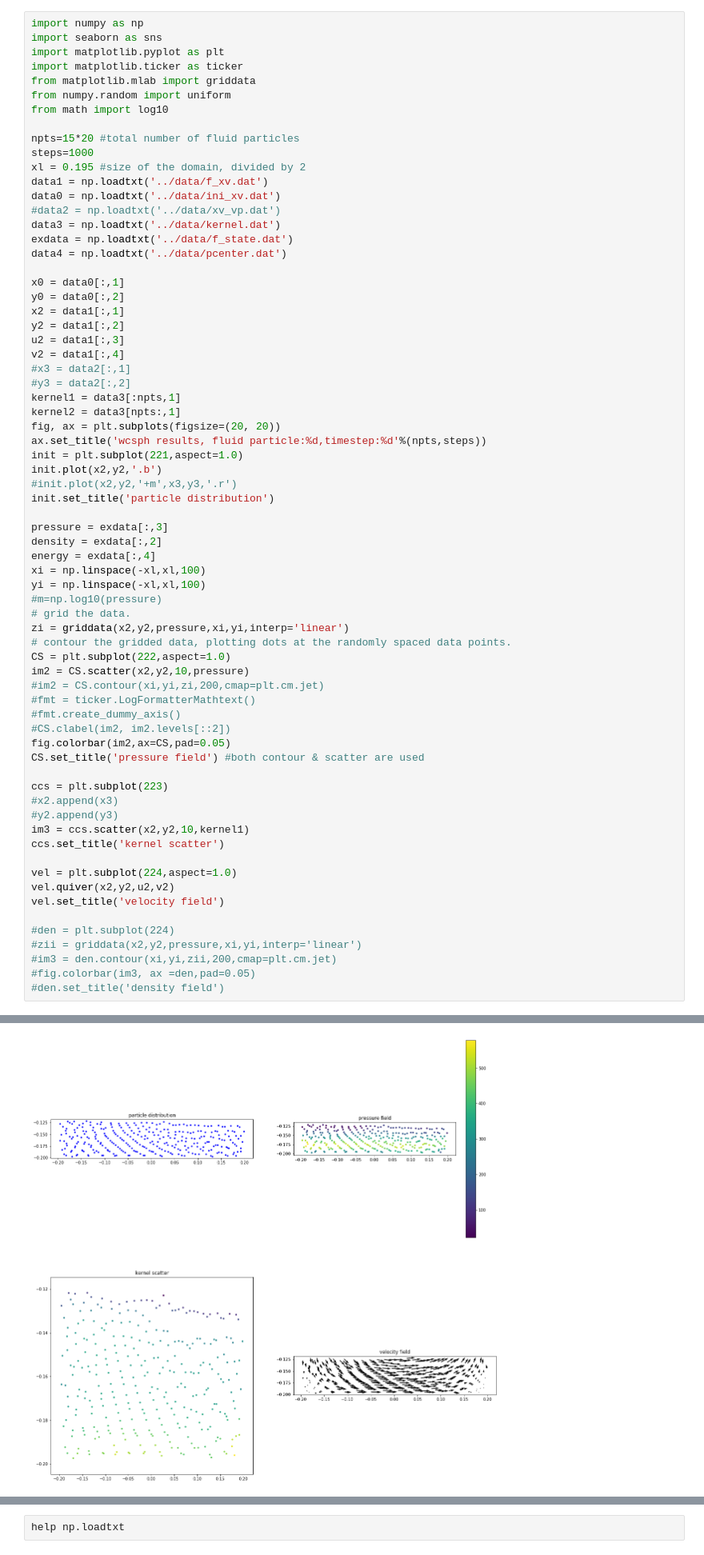
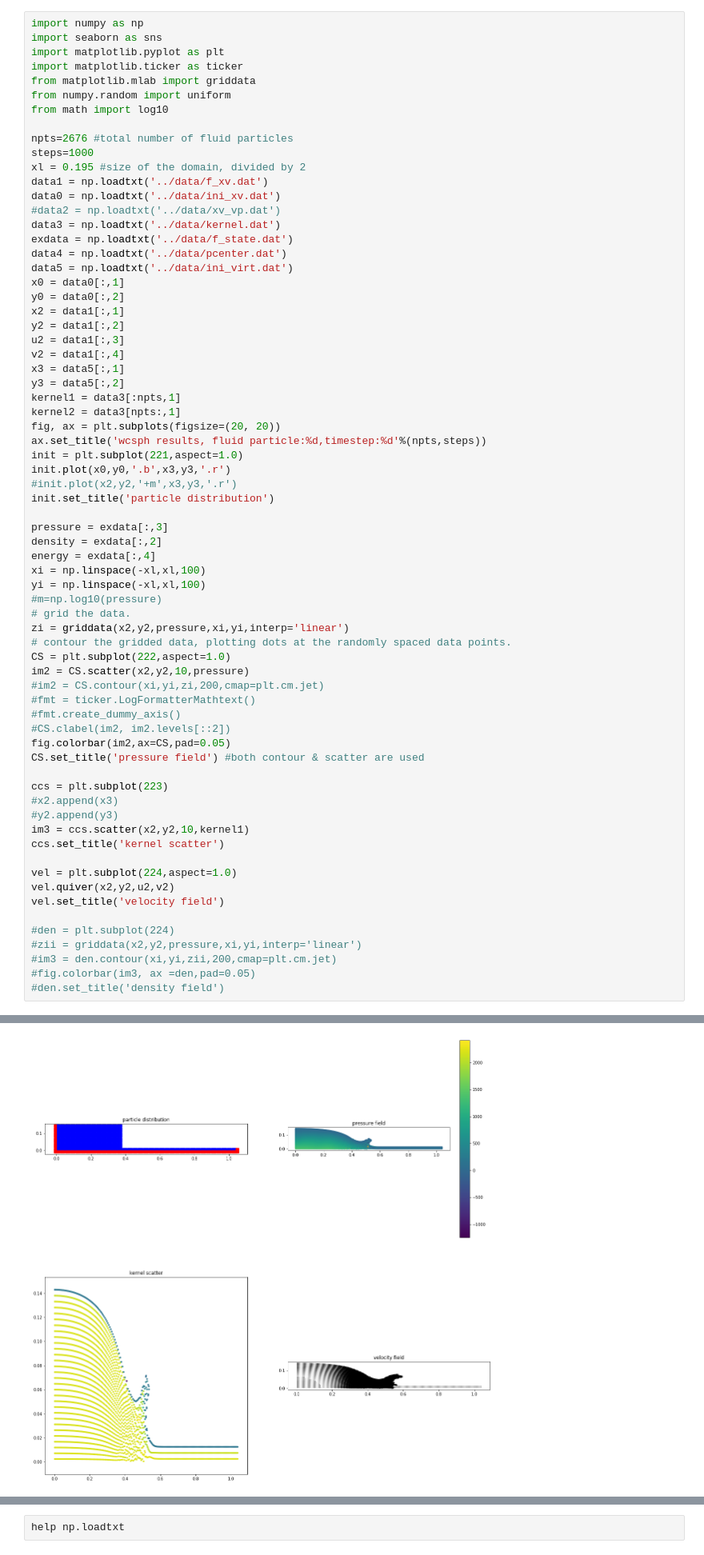
Before and after one commit to Jinx134235/static-water, a Jupyter notebook: particle&pressure plot.ipynb, the cells around one changed output, grey strips where cells are left out. Shown at 80% size. Cells and saved outputs as stored; diff of their text form.

```diff
--- a/particle&pressure plot.ipynb
+++ b/particle&pressure plot.ipynb
@@ -25,7 +25,7 @@ from matplotlib.mlab import griddata
 from numpy.random import uniform
 from math import log10
 
-npts=15*20 #total number of fluid particles
+npts=2676 #total number of fluid particles
 steps=1000
 xl = 0.195 #size of the domain, divided by 2
 data1 = np.loadtxt('../data/f_xv.dat')
@@ -34,21 +34,21 @@ data0 = np.loadtxt('../data/ini_xv.dat')
 data3 = np.loadtxt('../data/kernel.dat')
 exdata = np.loadtxt('../data/f_state.dat')
 data4 = np.loadtxt('../data/pcenter.dat')
-
+data5 = np.loadtxt('../data/ini_virt.dat')
 x0 = data0[:,1]
 y0 = data0[:,2]
 x2 = data1[:,1]
 y2 = data1[:,2]
 u2 = data1[:,3]
 v2 = data1[:,4]
-#x3 = data2[:,1]
-#y3 = data2[:,2]
+x3 = data5[:,1]
+y3 = data5[:,2]
 kernel1 = data3[:npts,1]
 kernel2 = data3[npts:,1]
 fig, ax = plt.subplots(figsize=(20, 20))
 ax.set_title('wcsph results, fluid particle:%d,timestep:%d'%(npts,steps))
 init = plt.subplot(221,aspect=1.0)
-init.plot(x2,y2,'.b')
+init.plot(x0,y0,'.b',x3,y3,'.r')
 #init.plot(x2,y2,'+m',x3,y3,'.r')
 init.set_title('particle distribution')
 
@@ -60,34 +60,34 @@ yi = np.linspace(-xl,xl,100)
 #m=np.log10(pressure)
 # grid the data.
 zi = griddata(x2,y2,pressure,xi,yi,interp='linear')
 # contour the gridded data, plotting dots at the randomly spaced data points.
 CS = plt.subplot(222,aspect=1.0)
 im2 = CS.scatter(x2,y2,10,pressure)
 #im2 = CS.contour(xi,yi,zi,200,cmap=plt.cm.jet)
 #fmt = ticker.LogFormatterMathtext()
 #fmt.create_dummy_axis()
 #CS.clabel(im2, im2.levels[::2])
 fig.colorbar(im2,ax=CS,pad=0.05)
 CS.set_title('pressure field') #both contour & scatter are used
 
 ccs = plt.subplot(223)
 #x2.append(x3)
 #y2.append(y3)
 im3 = ccs.scatter(x2,y2,10,kernel1)
 ccs.set_title('kernel scatter')
 
 vel = plt.subplot(224,aspect=1.0)
 vel.quiver(x2,y2,u2,v2)
 vel.set_title('velocity field')
 
 #den = plt.subplot(224)
 #zii = griddata(x2,y2,pressure,xi,yi,interp='linear')
 #im3 = den.contour(xi,yi,zii,200,cmap=plt.cm.jet)
 #fig.colorbar(im3, ax =den,pad=0.05)
 #den.set_title('density field')
 # %% [output]
 Text(0.5, 1.0, 'velocity field')
-[figure, old version]
+[figure, new version]
 # %%
 fig, ax = plt.subplots(figsize=(10, 10))
 CS = plt.subplot(111,aspect=1.0)
```
Also changed, not shown: 8 other files.
